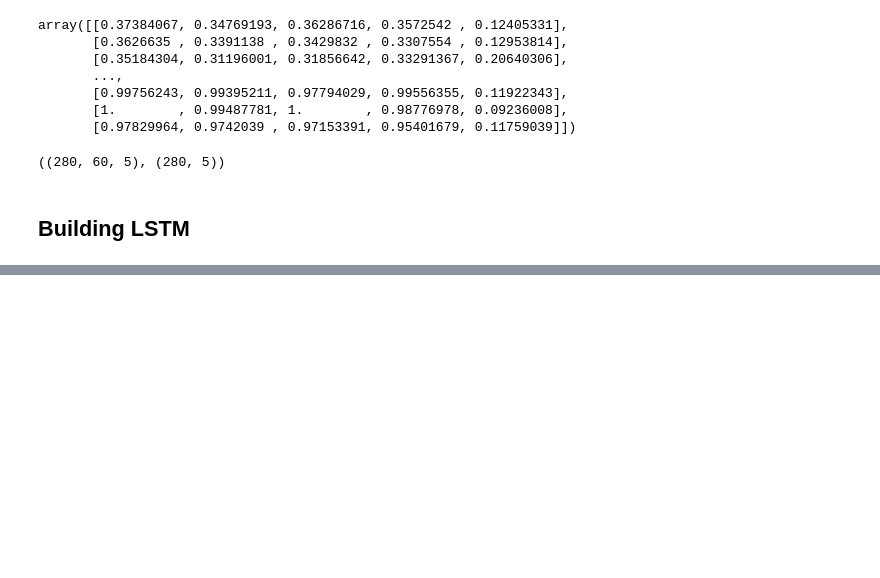
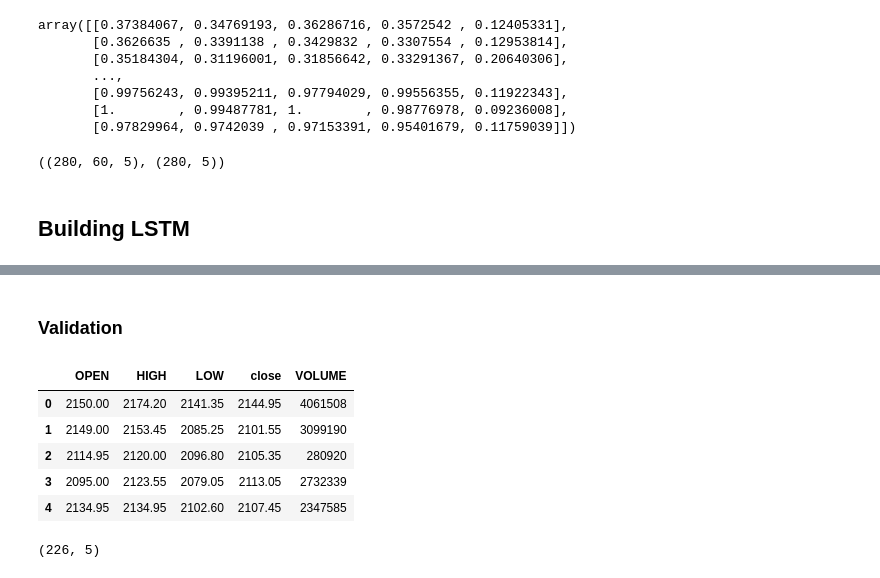
Before and after one commit to algotradeX/atx-sim-pylab, a Jupyter notebook: deeplearning/notebooks/rnn-lstm-tfv2.ipynb, the cells around one changed output, grey strips where cells are left out. Cells and saved outputs as stored; diff of their text form; code cells hidden in the pictures; blank space fills up the shorter version.

```diff
--- a/deeplearning/notebooks/rnn-lstm-tfv2.ipynb
+++ b/deeplearning/notebooks/rnn-lstm-tfv2.ipynb
@@ -64,7 +67,7 @@ _ = plot_features.plot(subplots=True)
 df = df.drop([date_column], axis=1)
 n = len(df)
 train_df = df[0:int(n*0.7)]
-val_df = df[int(n*0.65):int(n*0.9)]
+val_df = df[int(n*0.65):int(n*0.99)]
 test_df = df[int(n*0.85):]
 train_df
 # %% [output]
@@ -110,0 +174,18 @@ x_train.shape, y_train.shape
+# %% [markdown]
+### Validation
+# %%
+val_past_60_days = train_df.tail(window_size)
+val_df = val_past_60_days.append(val_df, ignore_index=True)
+val_df.head()
+# %% [output]
+|  | OPEN | HIGH | LOW | close | VOLUME |
+| 0 | 2150.00 | 2174.20 | 2141.35 | 2144.95 | 4061508 |
+| 1 | 2149.00 | 2153.45 | 2085.25 | 2101.55 | 3099190 |
+| 2 | 2114.95 | 2120.00 | 2096.80 | 2105.35 | 280920 |
+| 3 | 2095.00 | 2123.55 | 2079.05 | 2113.05 | 2732339 |
+| 4 | 2134.95 | 2134.95 | 2102.60 | 2107.45 | 2347585 |
+# %%
+scaled_val_df = scaler.transform(val_df)
+scaled_val_df.shape
+# %% [output]
+(226, 5)
```
Also changed, not shown: parts of 14 cells of this notebook.
